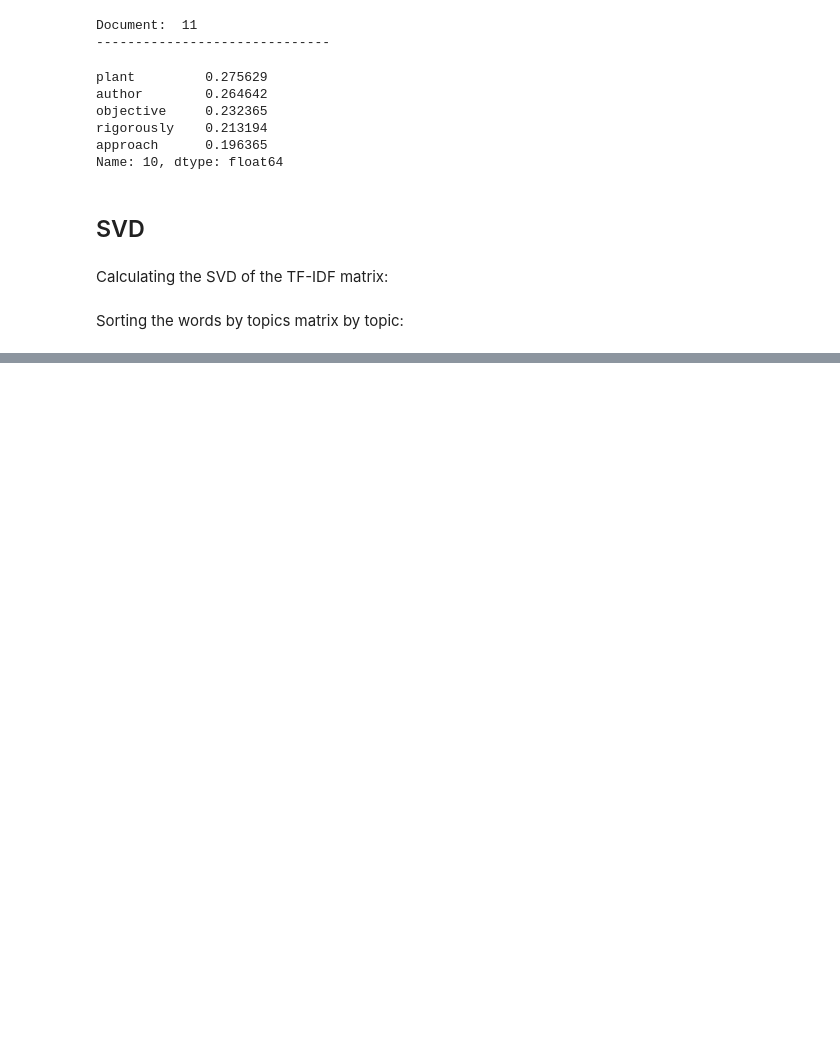
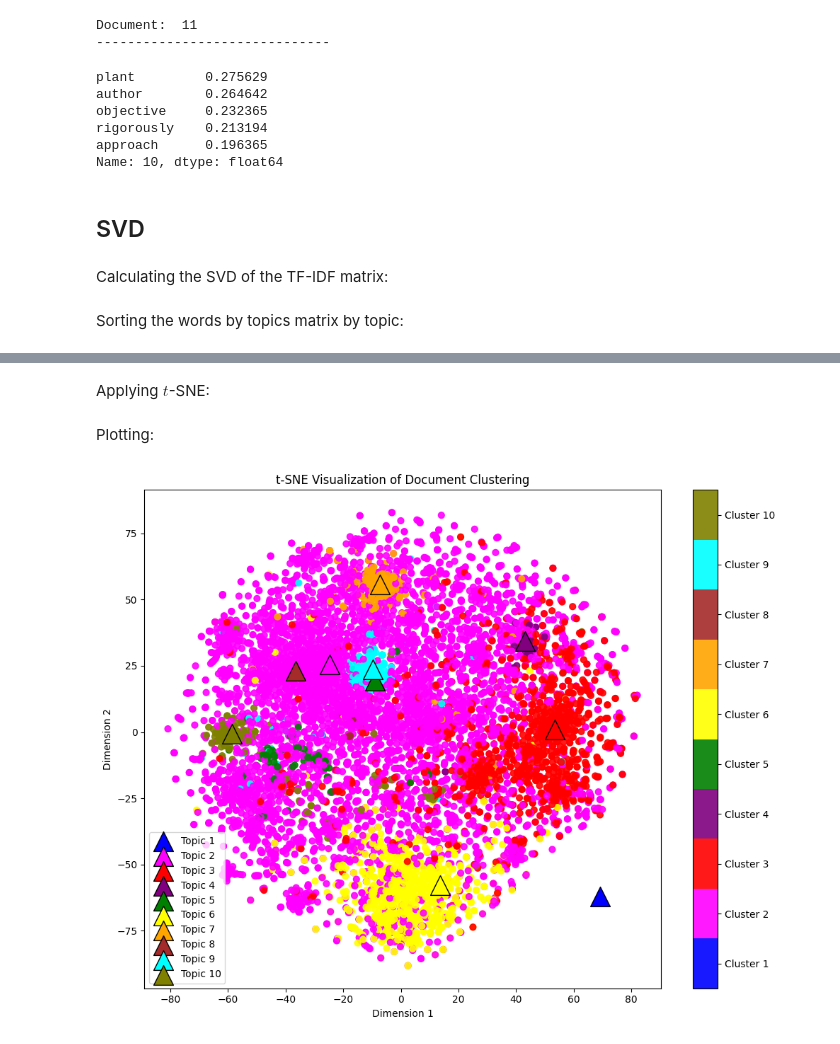
Before and after one commit to mZaiam/nlp, a Jupyter notebook: topic_modelling.ipynb, the cells around one changed output, grey strips where cells are left out. Saved outputs shown, nothing was run; the diff lists cells and outputs as text; code cells hidden in the pictures; blank space fills up the shorter version.

```diff
--- a/topic_modelling.ipynb
+++ b/topic_modelling.ipynb
@@ -150,0 +112,59 @@ plt.show()
+# %% [markdown]
+Applying $t$-SNE:
+# %%
+tsne = TSNE()
+
+data = np.concatenate([docs_tfidf, topics_tfidf])
+data /= np.linalg.norm(data, axis=1).reshape(-1, 1)
+data_tsne = tsne.fit_transform(data)
+
+docs_tsne = data_tsne[:-10]
+topics_tsne = data_tsne[-10:]
+# %% [markdown]
+Plotting:
+# %%
+colors = [
+    'blue', 'magenta', 'red', 'purple', 'green',
+    'yellow', 'orange', 'brown', 'cyan', 'olive'
+]
+
+cmap = ListedColormap(colors[:n_components])
+
+plt.figure(figsize=(10, 8))
+
+docs_scatter = plt.scatter(
+    x=docs_tsne[:, 0],
+    y=docs_tsne[:, 1],
+    c=docs_labels,
+    cmap=cmap,
+    s=40,
+    vmin=-0.5,
+    vmax=n_components-0.5,
+    alpha=0.9,
+)
+
+for i in range(n_components):
+    plt.scatter(
+        x=topics_tsne[i, 0],
+        y=topics_tsne[i, 1],
+        c=colors[i],
+        marker='^',
+        s=400,
+        edgecolor='black',
+        label=f'Topic {i+1}',
+        zorder=10
+    )
+
+plt.xlabel('Dimension 1')
+plt.ylabel('Dimension 2')
+plt.title('t-SNE Visualization of Document Clustering', )
+
+plt.legend()
+
+cbar = plt.colorbar(docs_scatter, ticks=np.arange(n_components))
+cbar.set_ticklabels([f'Cluster {i+1}' for i in range(n_components)])
+
+plt.tight_layout()
+plt.show()
+# %% [output]
+[figure, added]
```
Also changed, not shown: parts of 7 cells of this notebook, 1 other file.
